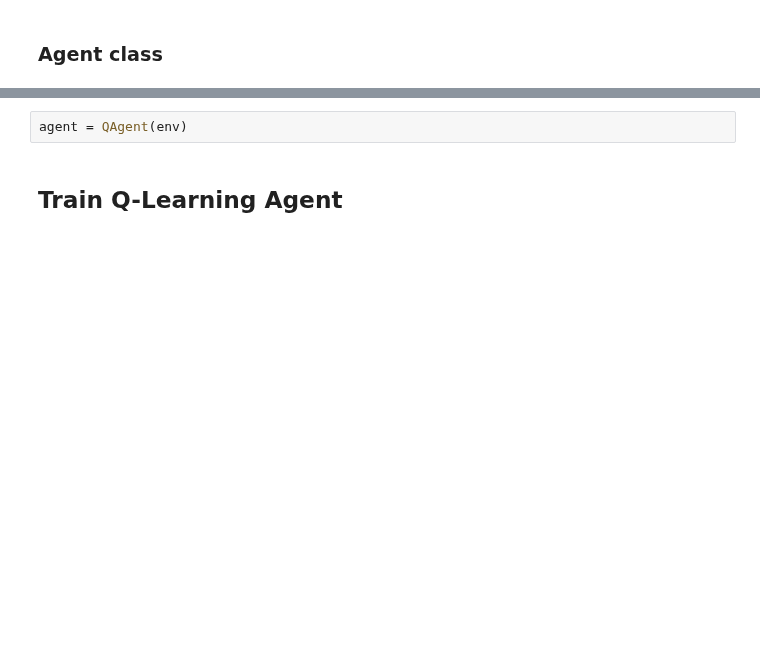
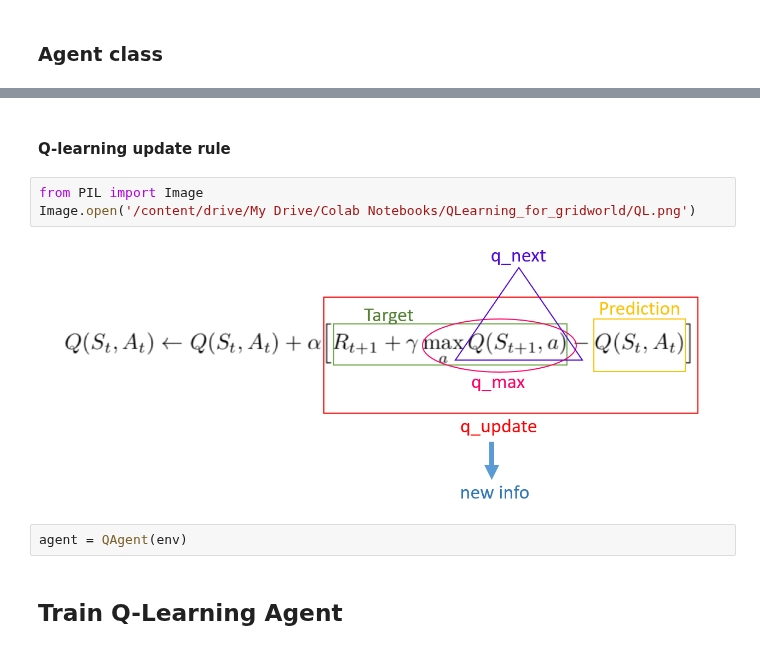
Before and after one commit to dbt-ethz/QLearning_for_gridworld, a Jupyter notebook: ReinforcementLearning_QLearningMaze.ipynb, the cells around one changed output, grey strips where cells are left out. Saved outputs shown, nothing was run; the diff lists cells and outputs as text; blank space fills up the shorter version.

```diff
--- a/ReinforcementLearning_QLearningMaze.ipynb
+++ b/ReinforcementLearning_QLearningMaze.ipynb
@@ -148,3 +189,10 @@ view.show_image()
+# %% [markdown]
+#### Q-learning update rule
+# %%
+from PIL import Image
+Image.open('/content/drive/My Drive/Colab Notebooks/QLearning_for_gridworld/QL.png')
+# %% [output]
+[figure, added]
 # %%
 agent = QAgent(env)
 # %% [markdown]
```
Also changed, not shown: parts of 37 cells of this notebook, 1 other file.
